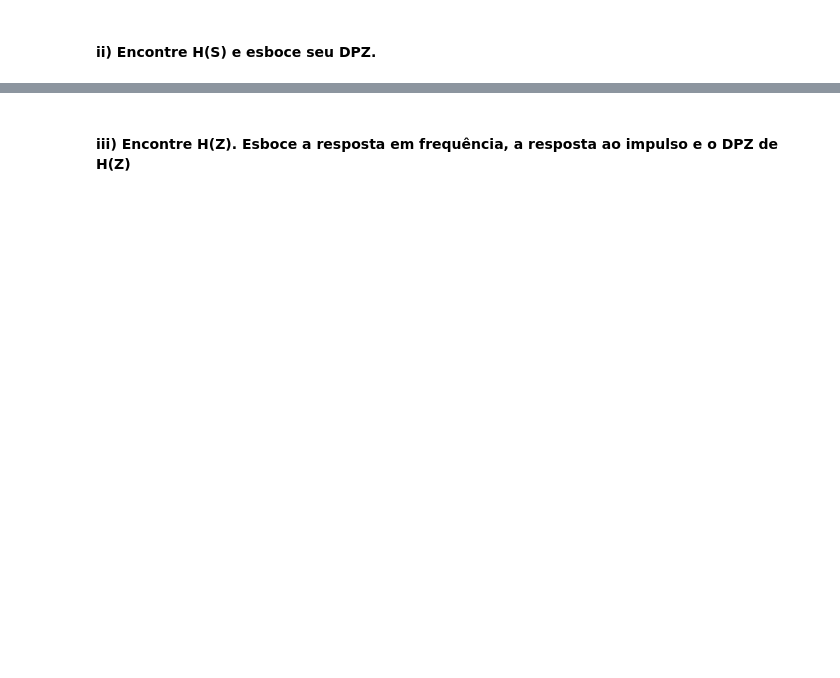
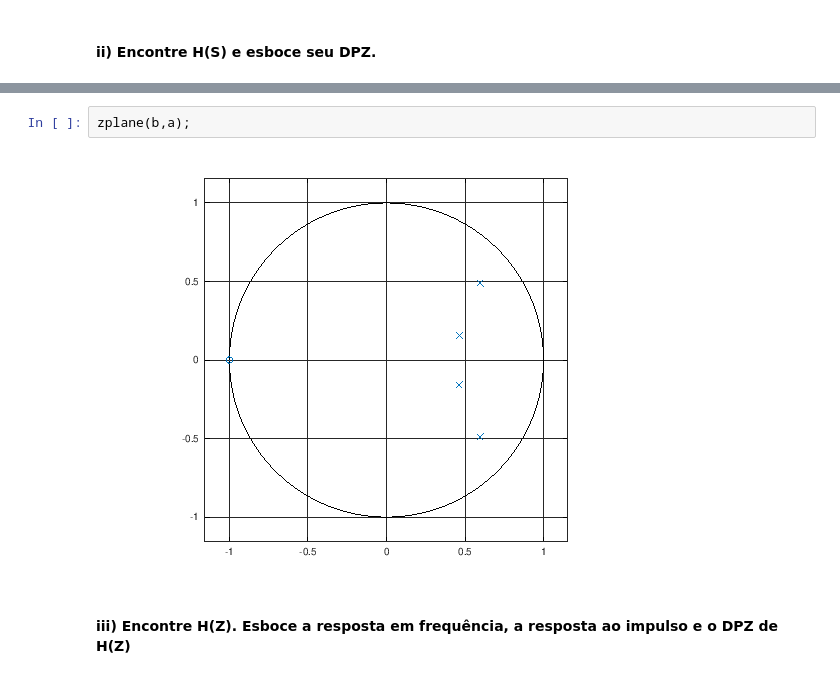
Before and after one commit to diegomhamilton/processamento-digital-de-sinais, a Jupyter notebook: Projeto_2/projeto.ipynb, the cells around one changed output, grey strips where cells are left out. Saved outputs shown, nothing was run; the diff lists cells and outputs as text; blank space fills up the shorter version.

```diff
--- a/Projeto_2/projeto.ipynb
+++ b/Projeto_2/projeto.ipynb
@@ -83,2 +92,6 @@ error: called from
+# %%
+zplane(b,a);
+# %% [output]
+[figure, added]
 # %% [markdown]
 #### iii) Encontre H(Z). Esboce a resposta em frequência, a resposta ao impulso e o DPZ de H(Z)
```
Also changed, not shown: parts of 7 cells of this notebook.
